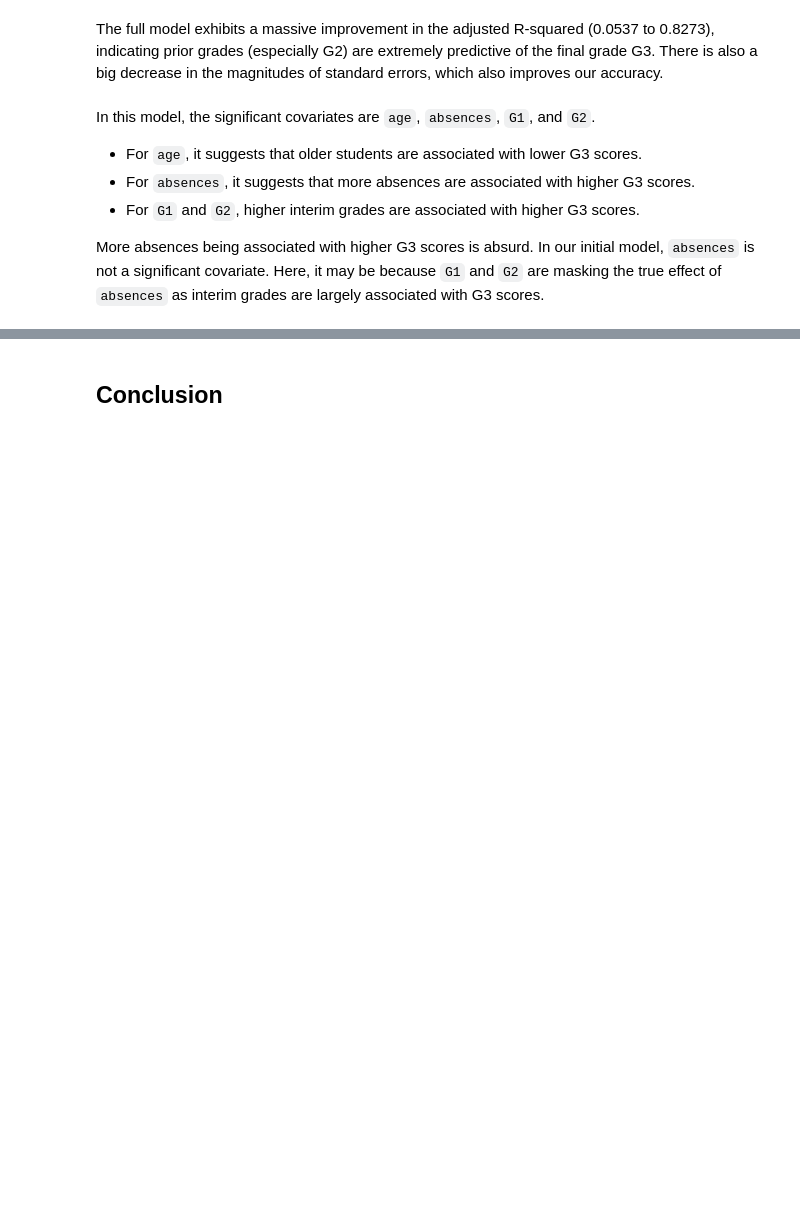
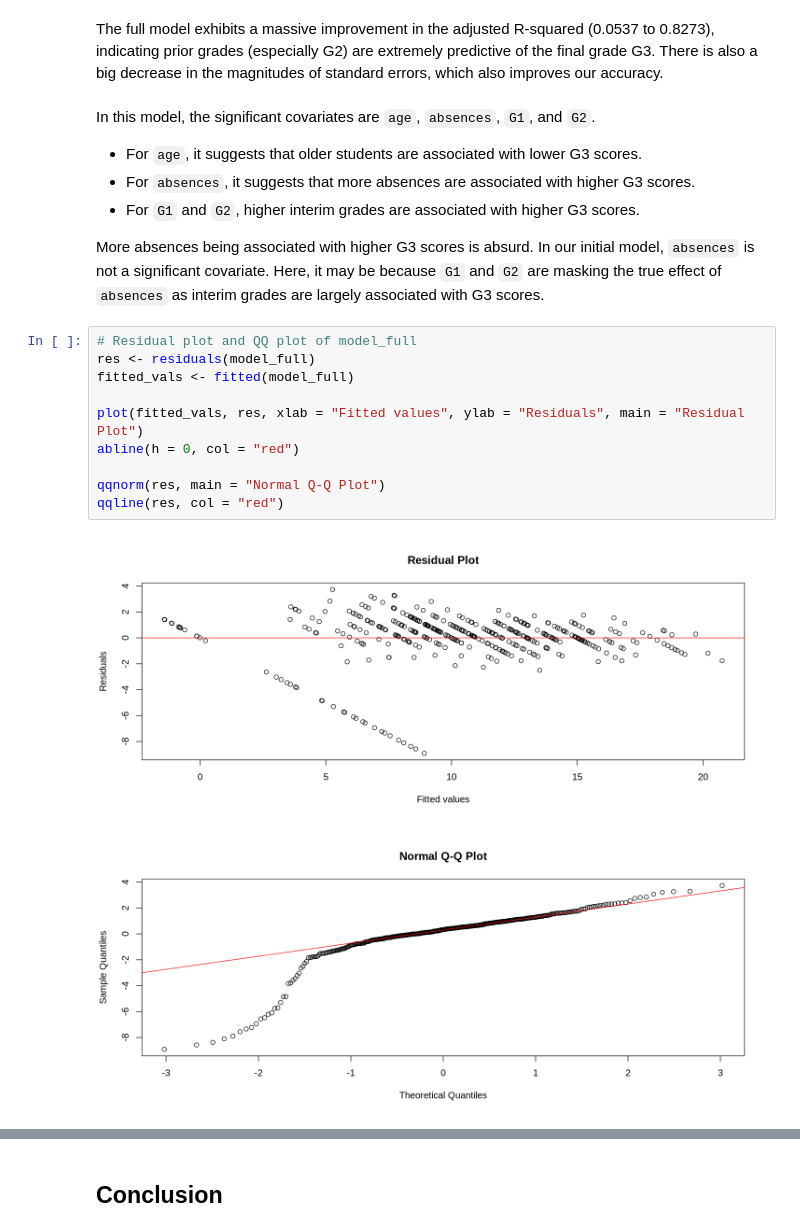
Before and after one commit to pinklily1202/S306-ResearchProject, a Jupyter notebook: Project.ipynb, the cells around one changed output, grey strips where cells are left out. Drawn from its saved outputs; the diff is of its cells as text; blank space fills up the shorter version.

Commit message:
Add res & qq plot of model_full

```diff
--- a/Project.ipynb
+++ b/Project.ipynb
@@ -332,3 +315,16 @@ In this model, the significant covariates are `age`, `absences`, `G1`, and `G2`.
 - For `G1` and `G2`, higher interim grades are associated with higher G3 scores.
 
 More absences being associated with higher G3 scores is absurd. In our initial model, `absences` is not a significant covariate. Here, it may be because `G1` and `G2` are masking the true effect of `absences` as interim grades are largely associated with G3 scores.
+# %%
+# Residual plot and QQ plot of model_full
+res <- residuals(model_full)
+fitted_vals <- fitted(model_full)
+
+plot(fitted_vals, res, xlab = "Fitted values", ylab = "Residuals", main = "Residual Plot")
+abline(h = 0, col = "red")
+
+qqnorm(res, main = "Normal Q-Q Plot")
+qqline(res, col = "red")
+# %% [output]
+[figure, added]
+[figure, added]
```
Also changed, not shown: parts of 8 cells of this notebook.
